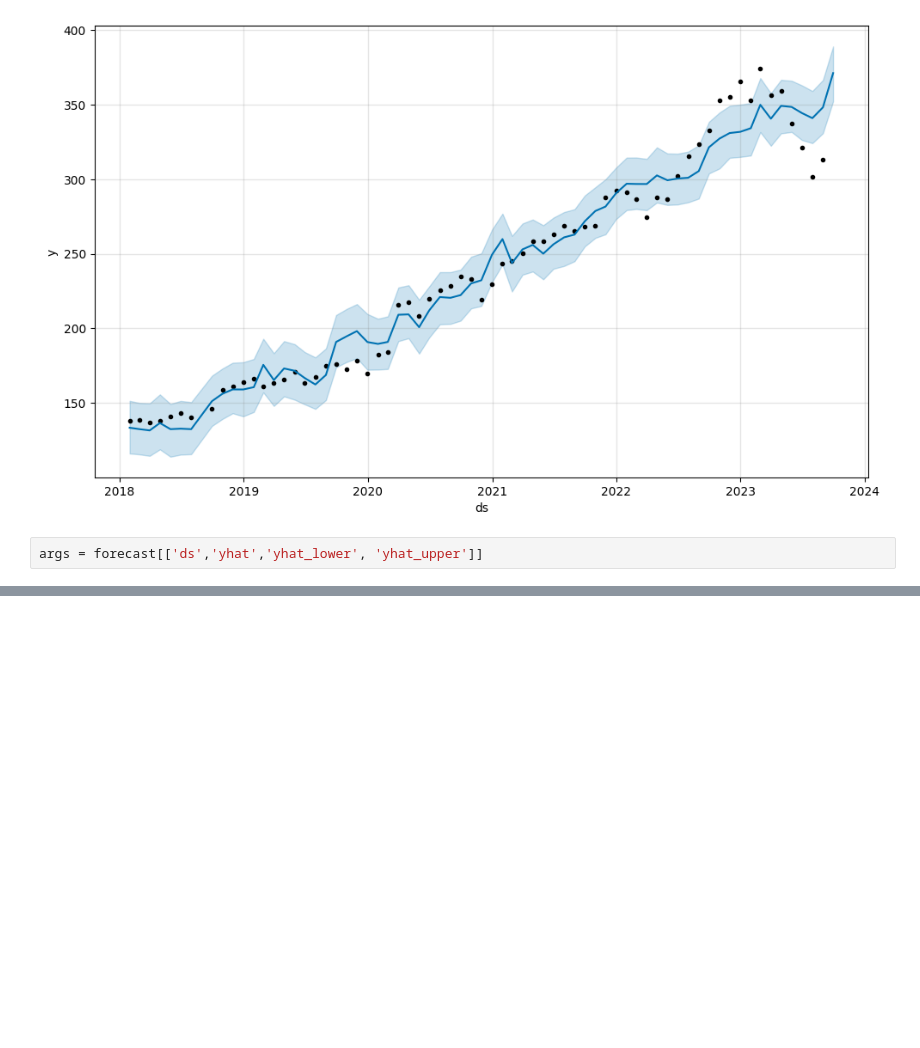
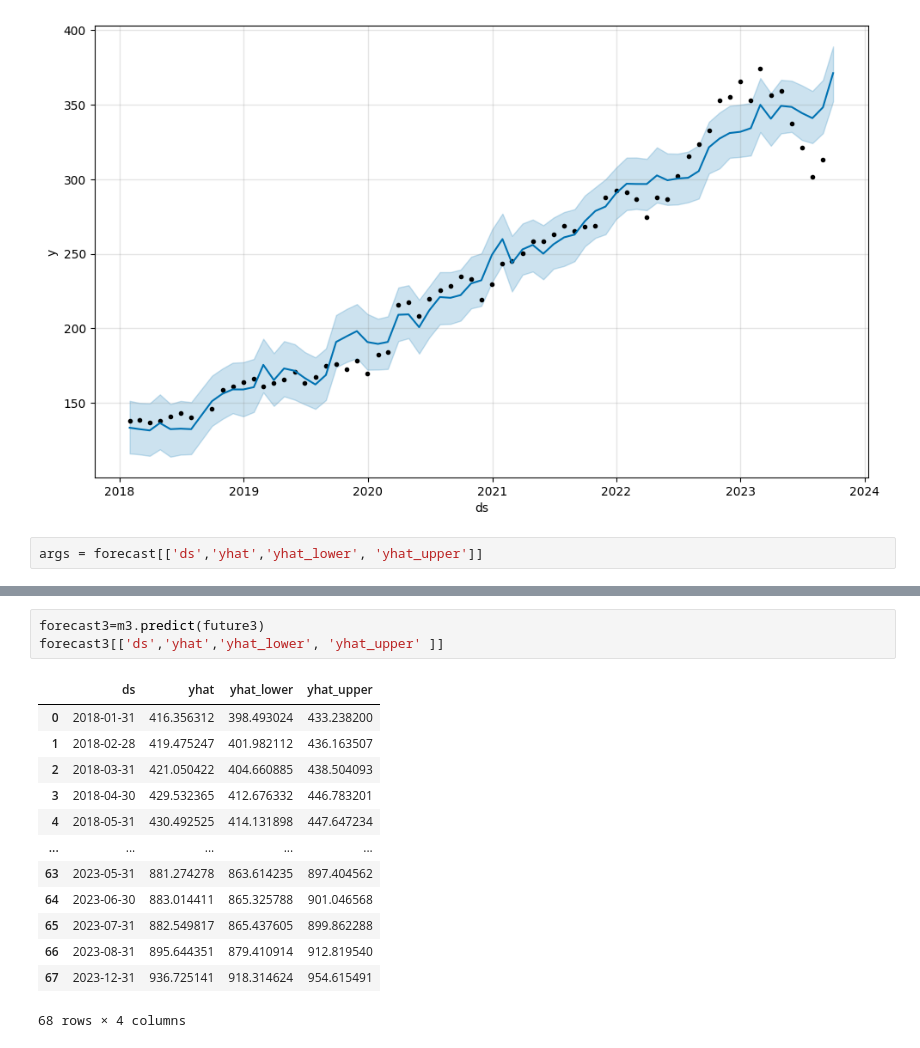
Before and after one commit to leowader/api-monitoreo-financiero, a Jupyter notebook: src/data/prediccionesDeuda.ipynb, the cells around one changed output, grey strips where cells are left out. Saved outputs shown, nothing was run; the diff lists cells and outputs as text; blank space fills up the shorter version.

```diff
--- a/src/data/prediccionesDeuda.ipynb
+++ b/src/data/prediccionesDeuda.ipynb
@@ -128,0 +176,17 @@ m.plot(forecast2)
+# %%
+forecast3=m3.predict(future3)
+forecast3[['ds','yhat','yhat_lower', 'yhat_upper' ]]
+# %% [output]
+|  | ds | yhat | yhat_lower | yhat_upper |
+| 0 | 2018-01-31 | 416.356312 | 398.493024 | 433.238200 |
+| 1 | 2018-02-28 | 419.475247 | 401.982112 | 436.163507 |
+| 2 | 2018-03-31 | 421.050422 | 404.660885 | 438.504093 |
+| 3 | 2018-04-30 | 429.532365 | 412.676332 | 446.783201 |
+| 4 | 2018-05-31 | 430.492525 | 414.131898 | 447.647234 |
+| ... | ... | ... | ... | ... |
+| 63 | 2023-05-31 | 881.274278 | 863.614235 | 897.404562 |
+| 64 | 2023-06-30 | 883.014411 | 865.325788 | 901.046568 |
+| 65 | 2023-07-31 | 882.549817 | 865.437605 | 899.862288 |
+| 66 | 2023-08-31 | 895.644351 | 879.410914 | 912.819540 |
+| 67 | 2023-12-31 | 936.725141 | 918.314624 | 954.615491 |
+68 rows × 4 columns
```
Also changed, not shown: parts of 15 cells of this notebook.
